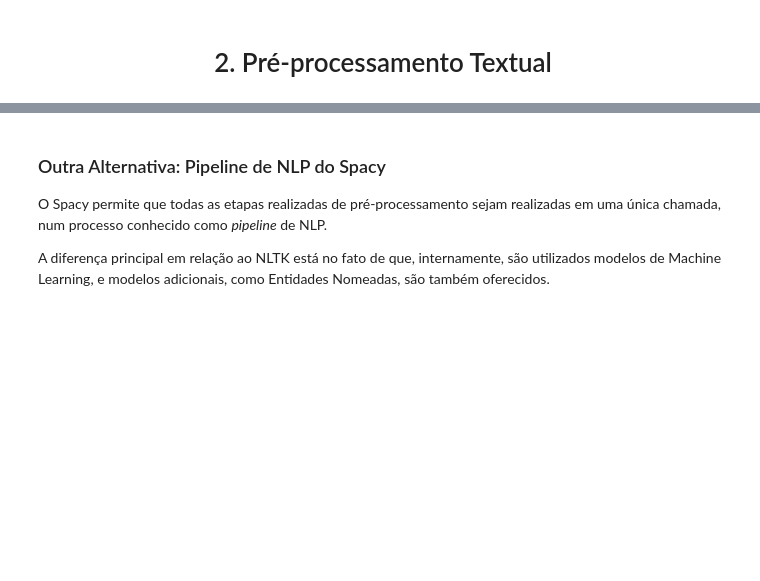
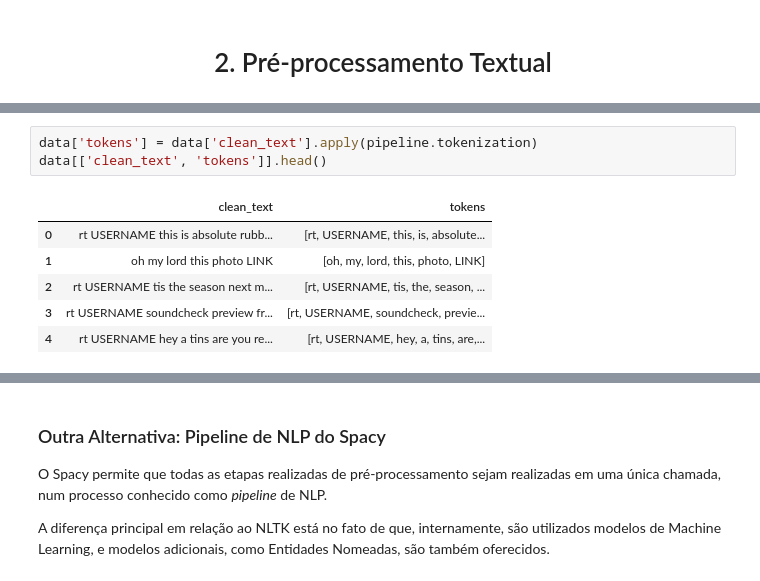
Before and after one commit to webmedia2022-nlp/course-code, a Jupyter notebook: NLP_WebMedia2022.ipynb, the cells around one changed output, grey strips where cells are left out. Cells and saved outputs as stored; diff of their text form; blank space fills up the shorter version.

```diff
--- a/NLP_WebMedia2022.ipynb
+++ b/NLP_WebMedia2022.ipynb
@@ -699,0 +746,10 @@ data.head()
+# %%
+data['tokens'] = data['clean_text'].apply(pipeline.tokenization)
+data[['clean_text', 'tokens']].head()
+# %% [output]
+|  | clean_text | tokens |
+| 0 | rt USERNAME this is absolute rubb... | [rt, USERNAME, this, is, absolute... |
+| 1 | oh my lord this photo LINK | [oh, my, lord, this, photo, LINK] |
+| 2 | rt USERNAME tis the season next m... | [rt, USERNAME, tis, the, season, ... |
+| 3 | rt USERNAME soundcheck preview fr... | [rt, USERNAME, soundcheck, previe... |
+| 4 | rt USERNAME hey a tins are you re... | [rt, USERNAME, hey, a, tins, are,... |
```
Also changed, not shown: parts of 132 cells of this notebook.
